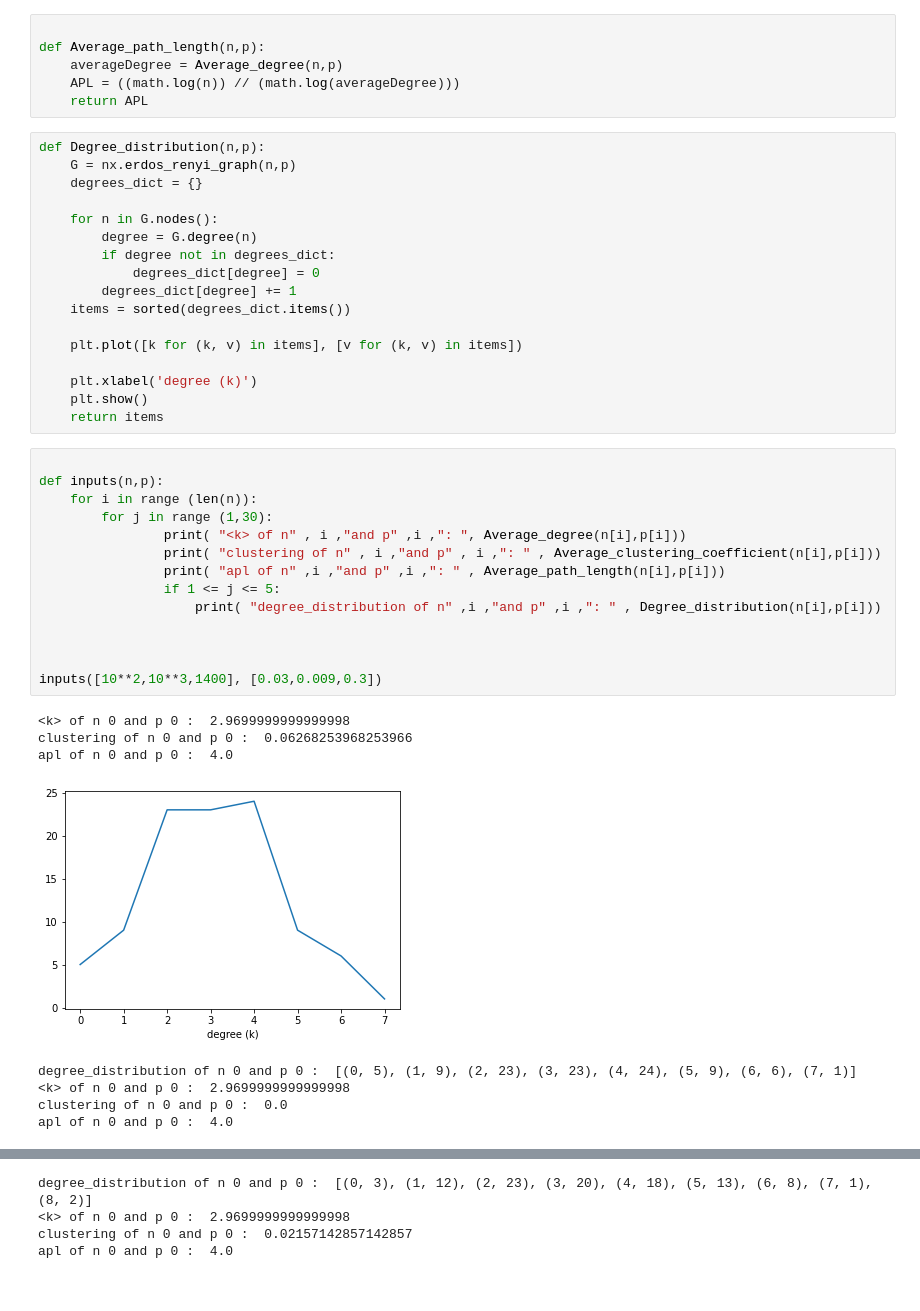
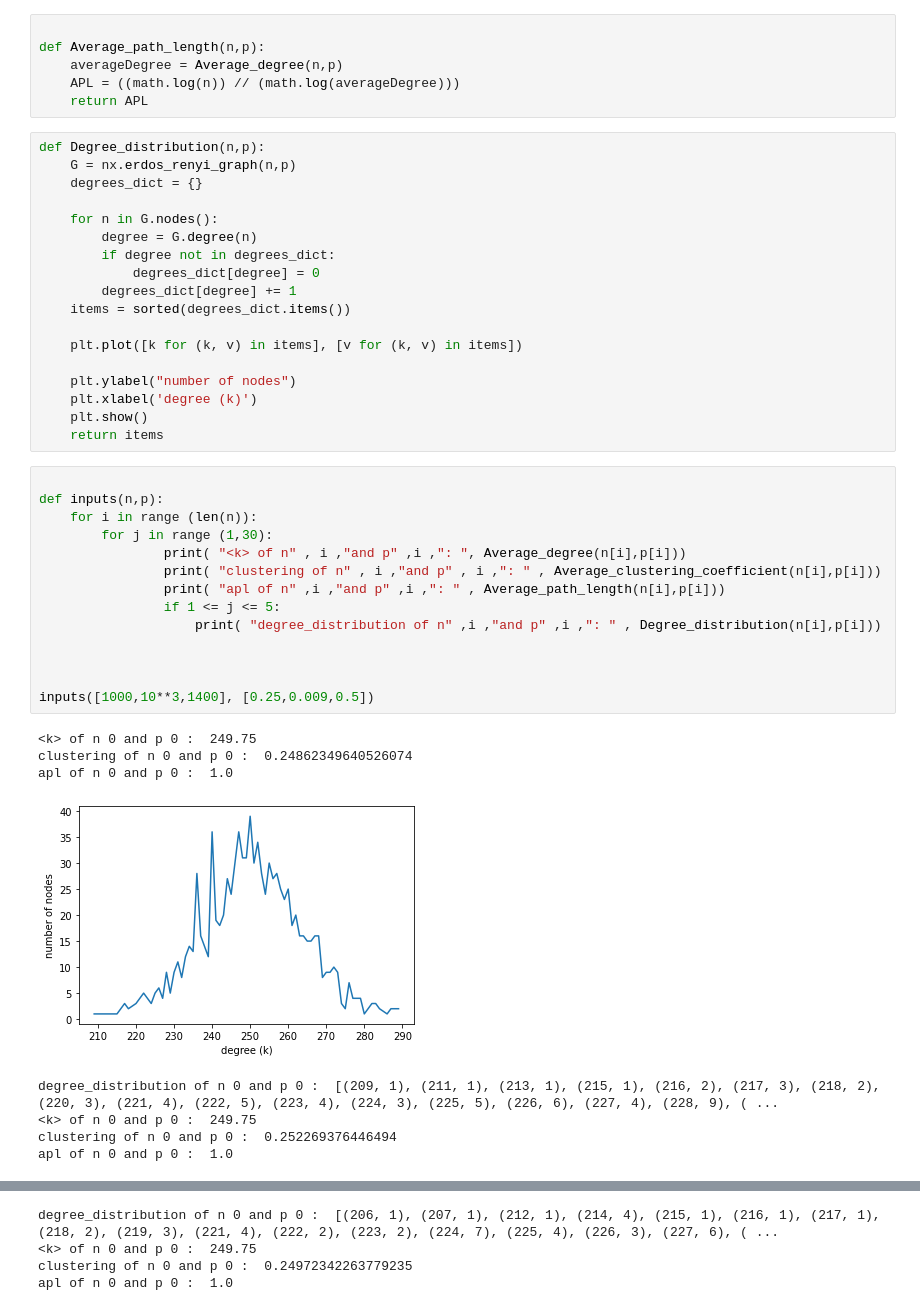
Before and after one commit to Mb05987/Networks-Homework2-Solution-4, a Jupyter notebook: Homework 2 solution 4.ipynb, the cells around one changed output, grey strips where cells are left out. Cells and saved outputs as stored; diff of their text form.

```diff
--- a/Homework 2 solution 4.ipynb
+++ b/Homework 2 solution 4.ipynb
@@ -48,29 +48,30 @@ def Degree_distribution(n,p):
 
     plt.plot([k for (k, v) in items], [v for (k, v) in items])
 
+    plt.ylabel("number of nodes")
     plt.xlabel('degree (k)')
     plt.show()
     return items
 # %%
 
 def inputs(n,p):
     for i in range (len(n)):
         for j in range (1,30):
                 print( "<k> of n" , i ,"and p" ,i ,": ", Average_degree(n[i],p[i]))
                 print( "clustering of n" , i ,"and p" , i ,": " , Average_clustering_coefficient(n[i],p[i]))
                 print( "apl of n" ,i ,"and p" ,i ,": " , Average_path_length(n[i],p[i]))
                 if 1 <= j <= 5:
                     print( "degree_distribution of n" ,i ,"and p" ,i ,": " , Degree_distribution(n[i],p[i]))
 
 
 
-inputs([10**2,10**3,1400], [0.03,0.009,0.3])
+inputs([1000,10**3,1400], [0.25,0.009,0.5])
 # %% [output]
-<k> of n 0 and p 0 :  2.9699999999999998
-clustering of n 0 and p 0 :  0.06268253968253966
-apl of n 0 and p 0 :  4.0
+<k> of n 0 and p 0 :  249.75
+clustering of n 0 and p 0 :  0.24862349640526074
+apl of n 0 and p 0 :  1.0
-[figure, old version]
+[figure, new version]
-degree_distribution of n 0 and p 0 :  [(0, 5), (1, 9), (2, 23), (3, 23), (4, 24), (5, 9), (6, 6), (7, 1)]
-<k> of n 0 and p 0 :  2.9699999999999998
-clustering of n 0 and p 0 :  0.0
-apl of n 0 and p 0 :  4.0
+degree_distribution of n 0 and p 0 :  [(209, 1), (211, 1), (213, 1), (215, 1), (216, 2), (217, 3), (218, 2), (220, 3), (221, 4), (222, 5), (223, 4), (224, 3), (225, 5), (226, 6), (227, 4), (228, 9), ( ...
+<k> of n 0 and p 0 :  249.75
+clustering of n 0 and p 0 :  0.252269376446494
+apl of n 0 and p 0 :  1.0
@@ -78,4 +79,4 @@ apl of n 0 and p 0 :  4.0
-degree_distribution of n 0 and p 0 :  [(0, 3), (1, 12), (2, 23), (3, 20), (4, 18), (5, 13), (6, 8), (7, 1), (8, 2)]
-<k> of n 0 and p 0 :  2.9699999999999998
-clustering of n 0 and p 0 :  0.02157142857142857
-apl of n 0 and p 0 :  4.0
+degree_distribution of n 0 and p 0 :  [(206, 1), (207, 1), (212, 1), (214, 4), (215, 1), (216, 1), (217, 1), (218, 2), (219, 3), (221, 4), (222, 2), (223, 2), (224, 7), (225, 4), (226, 3), (227, 6), ( ...
+<k> of n 0 and p 0 :  249.75
+clustering of n 0 and p 0 :  0.24972342263779235
+apl of n 0 and p 0 :  1.0
```
Also changed, not shown: parts of 1 cell of this notebook.
